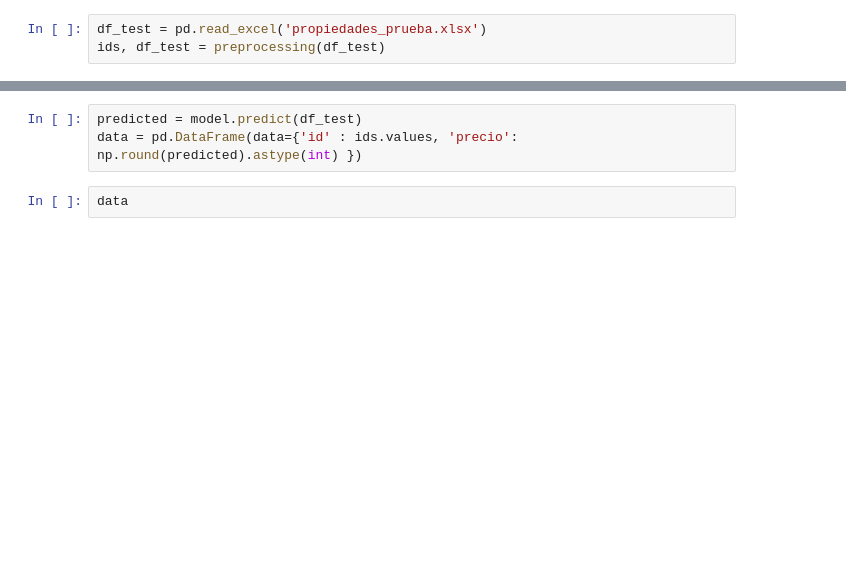
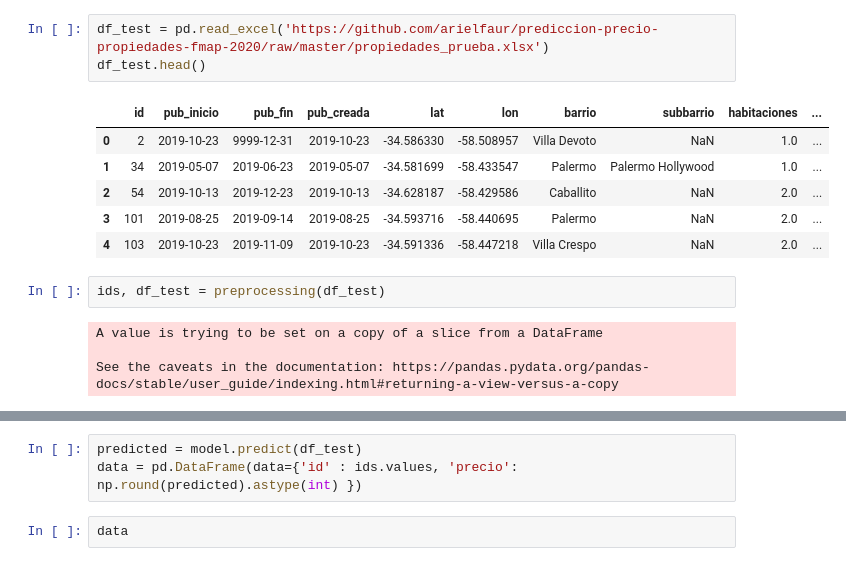
Before and after one commit to arielfaur/fmap-propiedades-kaggle, a Jupyter notebook: precio_propiedades_regresion.ipynb, the cells around one changed output, grey strips where cells are left out. Saved outputs shown, nothing was run; the diff lists cells and outputs as text; blank space fills up the shorter version.

```diff
--- a/precio_propiedades_regresion.ipynb
+++ b/precio_propiedades_regresion.ipynb
@@ -151,5 +161,18 @@ plot_test_predictions(y_test, y_pred)
+# %%
+df_test = pd.read_excel('https://github.com/arielfaur/prediccion-precio-propiedades-fmap-2020/raw/master/propiedades_prueba.xlsx')
+df_test.head()
+# %% [output]
+|  | id | pub_inicio | pub_fin | pub_creada | lat | lon | barrio | subbarrio | habitaciones | ... |
+| 0 | 2 | 2019-10-23 | 9999-12-31 | 2019-10-23 | -34.586330 | -58.508957 | Villa Devoto | NaN | 1.0 | ... |
+| 1 | 34 | 2019-05-07 | 2019-06-23 | 2019-05-07 | -34.581699 | -58.433547 | Palermo | Palermo Hollywood | 1.0 | ... |
+| 2 | 54 | 2019-10-13 | 2019-12-23 | 2019-10-13 | -34.628187 | -58.429586 | Caballito | NaN | 2.0 | ... |
+| 3 | 101 | 2019-08-25 | 2019-09-14 | 2019-08-25 | -34.593716 | -58.440695 | Palermo | NaN | 2.0 | ... |
+| 4 | 103 | 2019-10-23 | 2019-11-09 | 2019-10-23 | -34.591336 | -58.447218 | Villa Crespo | NaN | 2.0 | ... |
 # %%
-df_test = pd.read_excel('propiedades_prueba.xlsx')
 ids, df_test = preprocessing(df_test)
+# %% [output]
+A value is trying to be set on a copy of a slice from a DataFrame
+
+See the caveats in the documentation: https://pandas.pydata.org/pandas-docs/stable/user_guide/indexing.html#returning-a-view-versus-a-copy
 # %%
 model.fit(X_train, y_train)
```
Also changed, not shown: parts of 11 cells of this notebook.
